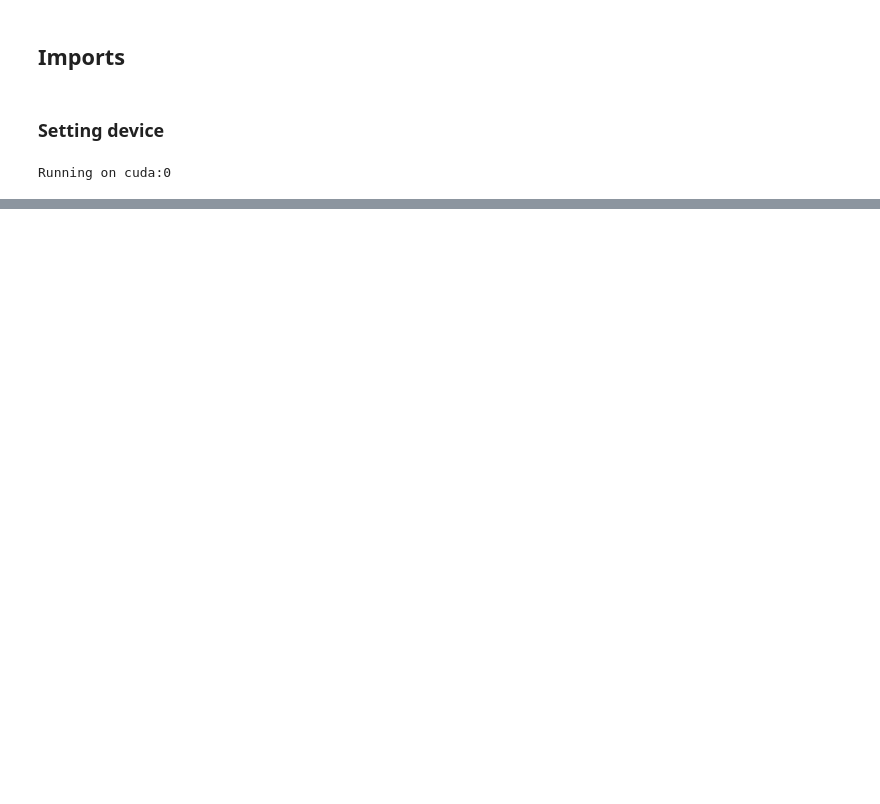
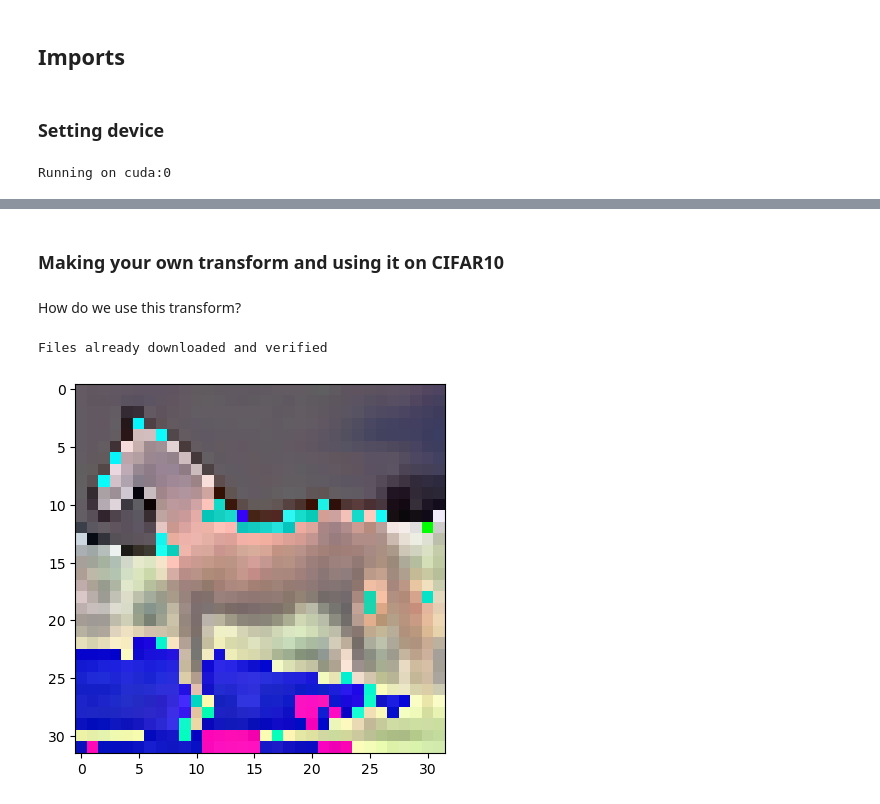
Before and after one commit to LiptonJumboTeaBag/f23-cyber-ai-adversarial-training, a Jupyter notebook: f23_adversarial_training_starter_code.ipynb, the cells around one changed output, grey strips where cells are left out. Saved outputs shown, nothing was run; the diff lists cells and outputs as text; code cells hidden in the pictures; blank space fills up the shorter version.

Commit message:
Cleaned up notebook, upto creating transform

```diff
--- a/f23_adversarial_training_starter_code.ipynb
+++ b/f23_adversarial_training_starter_code.ipynb
@@ -389,0 +120,33 @@ print(type(test_dataset))
+# %% [markdown]
+### Making your own transform and using it on CIFAR10
+# %%
+# example transformation class
+class RandomAdd:
+    def __init__(self, p=0.5):  # this gets called when you do RandomAdd(p=0.5)
+        self.p = p
+    def __call__(self, sample): # this gets called when you do RandomAdd()(sample)
+        image = sample
+        if np.random.random() < self.p:
+            image = Image.fromarray(np.array(image) + 100)
+        return image
+# %% [markdown]
+How do we use this transform?
+# %%
+randomAddTransform = transforms.Compose([
+    RandomAdd(0.5),
+    transforms.ToTensor(),
+])
+
+trial_train_dataset = torchvision.datasets.CIFAR10(root='./cifar10', transform=randomAddTransform, download=True)
+trial_train_loader = torch.utils.data.DataLoader(trial_train_dataset, batch_size=batch_size, shuffle=True)
+# %% [output]
+Files already downloaded and verified
+# %%
+train_iter = iter(trial_train_loader)
+
+batch_images, batch_labels = next(train_iter)
+image, label = batch_images[0], batch_labels[0]
+plt.imshow(image.permute(1,2,0))
+plt.show()
+# %% [output]
+[figure, added]
```
Also changed, not shown: parts of 46 cells of this notebook.
